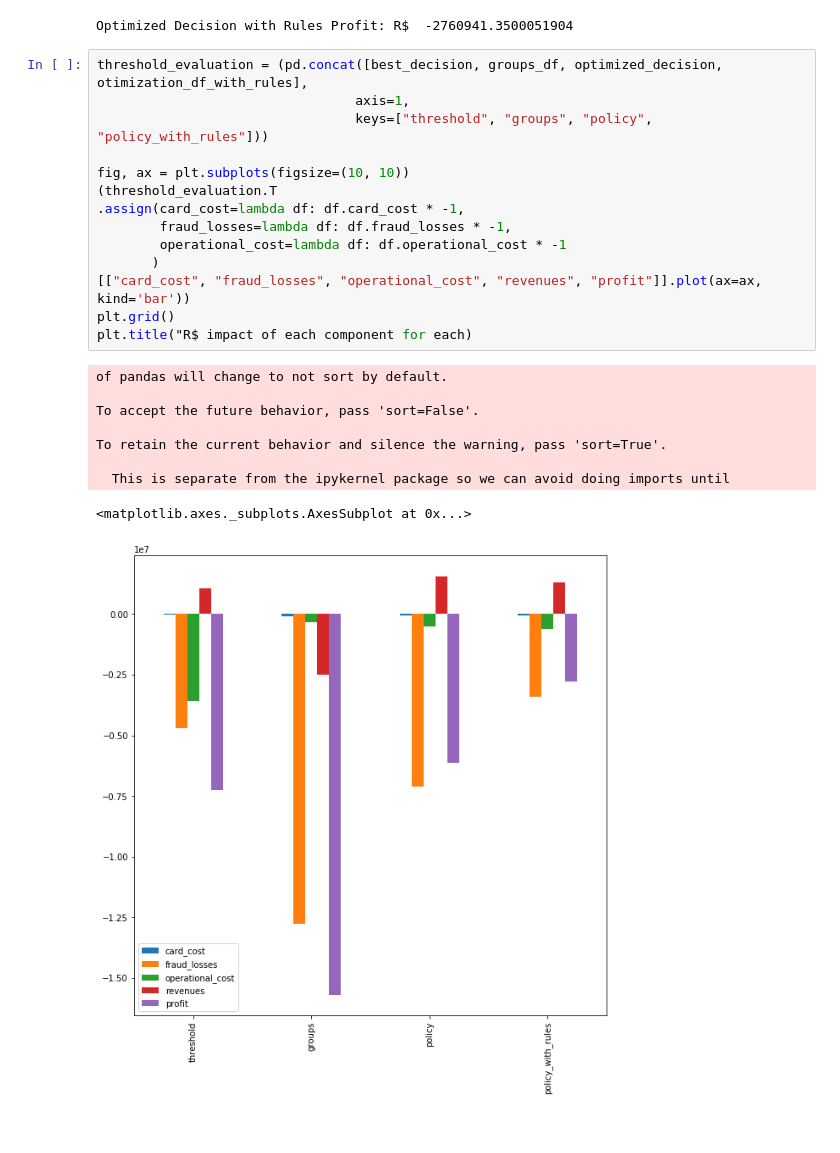
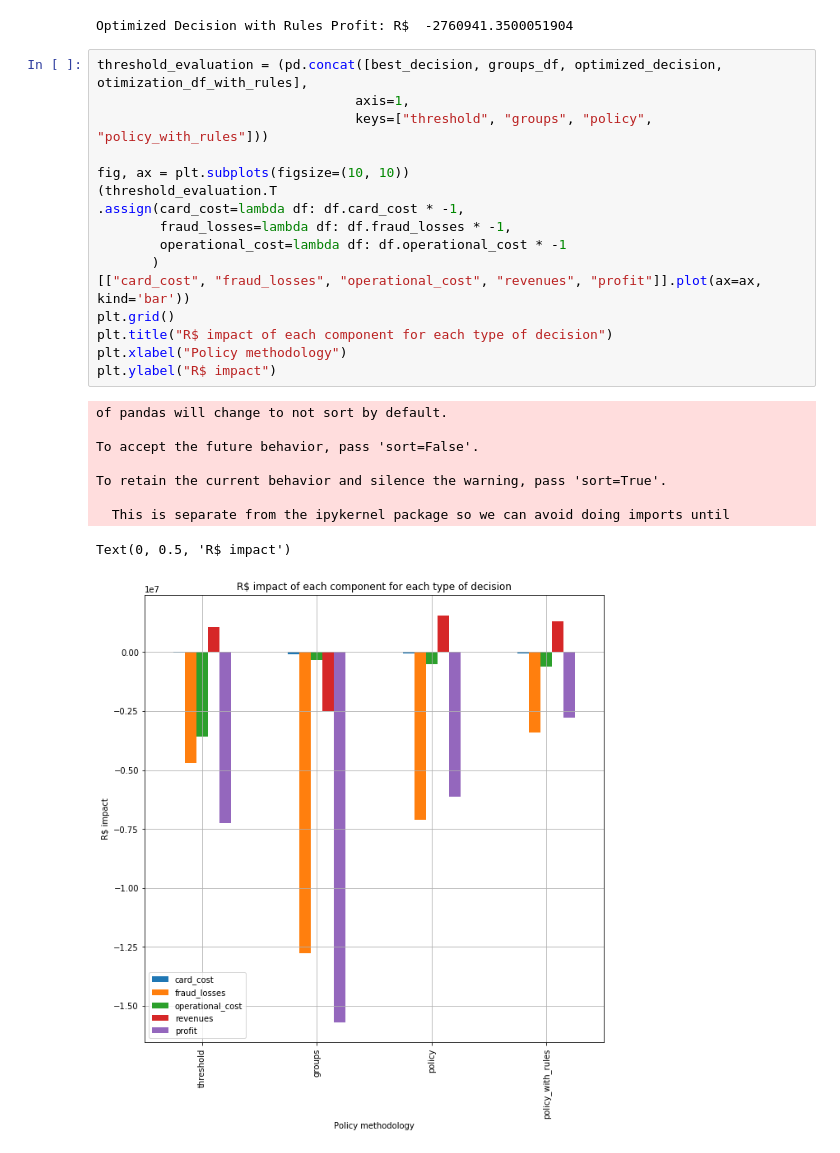
Before and after one commit to nubank/diversidados-curso-ds, a Jupyter notebook: intermediario/Aula 5/decison-making-examples.ipynb, the cells around one changed output. Saved outputs shown, nothing was run; the diff lists cells and outputs as text.

```diff
--- a/intermediario/Aula 5/decison-making-examples.ipynb
+++ b/intermediario/Aula 5/decison-making-examples.ipynb
@@ -462,24 +462,26 @@ Optimized Decision with Rules Profit: R$  -2760941.3500051904
 # %%
 threshold_evaluation = (pd.concat([best_decision, groups_df, optimized_decision, otimization_df_with_rules],
                                  axis=1,
                                  keys=["threshold", "groups", "policy", "policy_with_rules"]))
 
 fig, ax = plt.subplots(figsize=(10, 10))
 (threshold_evaluation.T
 .assign(card_cost=lambda df: df.card_cost * -1,
         fraud_losses=lambda df: df.fraud_losses * -1,
         operational_cost=lambda df: df.operational_cost * -1
        )
 [["card_cost", "fraud_losses", "operational_cost", "revenues", "profit"]].plot(ax=ax, kind='bar'))
 plt.grid()
-plt.title("R$ impact of each component for each)
+plt.title("R$ impact of each component for each type of decision")
+plt.xlabel("Policy methodology")
+plt.ylabel("R$ impact")
 # %% [output]
 of pandas will change to not sort by default.
 
 To accept the future behavior, pass 'sort=False'.
 
 To retain the current behavior and silence the warning, pass 'sort=True'.
 
   This is separate from the ipykernel package so we can avoid doing imports until
-<matplotlib.axes._subplots.AxesSubplot at 0x...>
+Text(0, 0.5, 'R$ impact')
-[figure, old version]
+[figure, new version]
```
